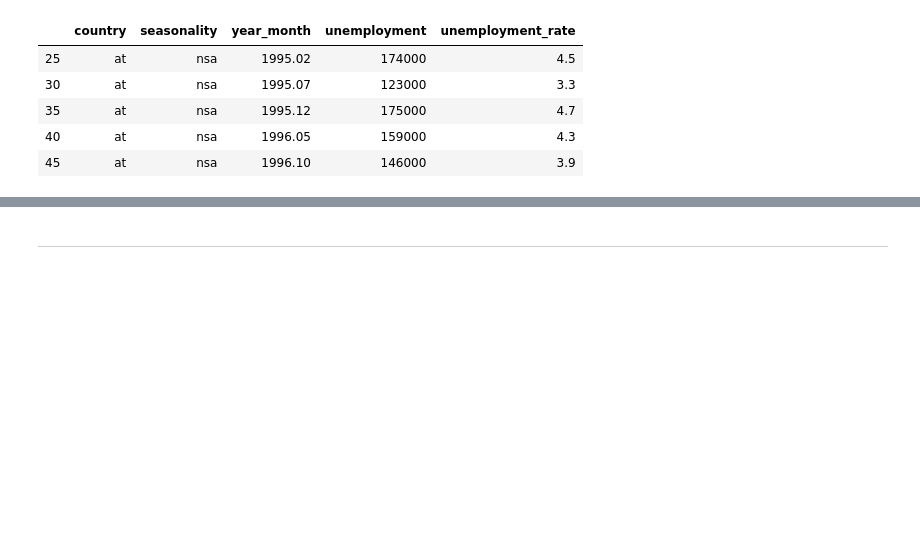
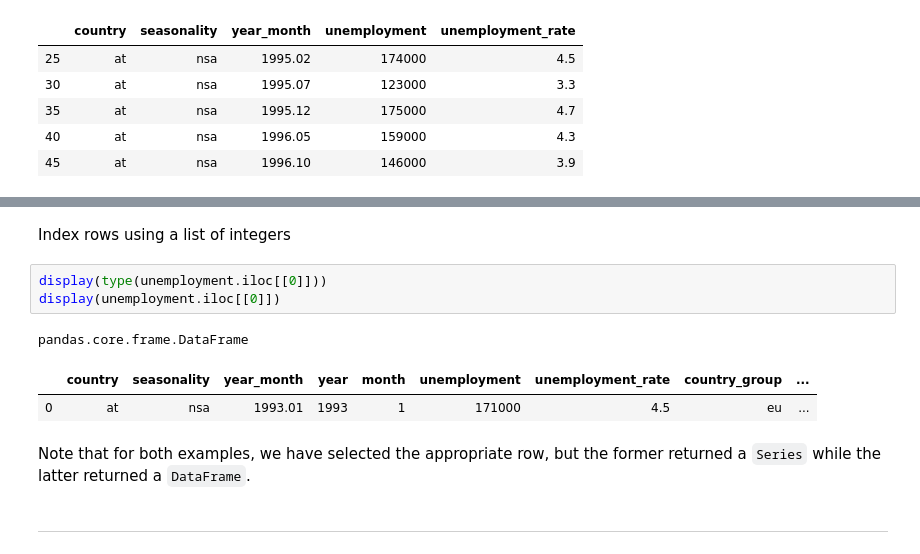
Before and after one commit to benjaminykim/python_data_science_tutorial, a Jupyter notebook: tutorials/Data Manipulation Tutorial.ipynb, the cells around one changed output, grey strips where cells are left out. Saved outputs shown, nothing was run; the diff lists cells and outputs as text; blank space fills up the shorter version.

```diff
--- a/tutorials/Data Manipulation Tutorial.ipynb
+++ b/tutorials/Data Manipulation Tutorial.ipynb
@@ -291,3 +303,14 @@ unemployment.iloc[25:50:5]
+# %% [markdown]
+Index rows using a list of integers
+# %%
+display(type(unemployment.iloc[[0]]))
+display(unemployment.iloc[[0]])
+# %% [output]
+pandas.core.frame.DataFrame
+|  | country | seasonality | year_month | year | month | unemployment | unemployment_rate | country_group | ... |
+| 0 | at | nsa | 1993.01 | 1993 | 1 | 171000 | 4.5 | eu | ... |
+# %% [markdown]
+Note that for both examples, we have selected the appropriate row, but the former returned a `Series` while the latter returned a `DataFrame`.
 # %% [markdown]
 ---
 # %% [markdown]
```
Also changed, not shown: parts of 4 cells of this notebook.
